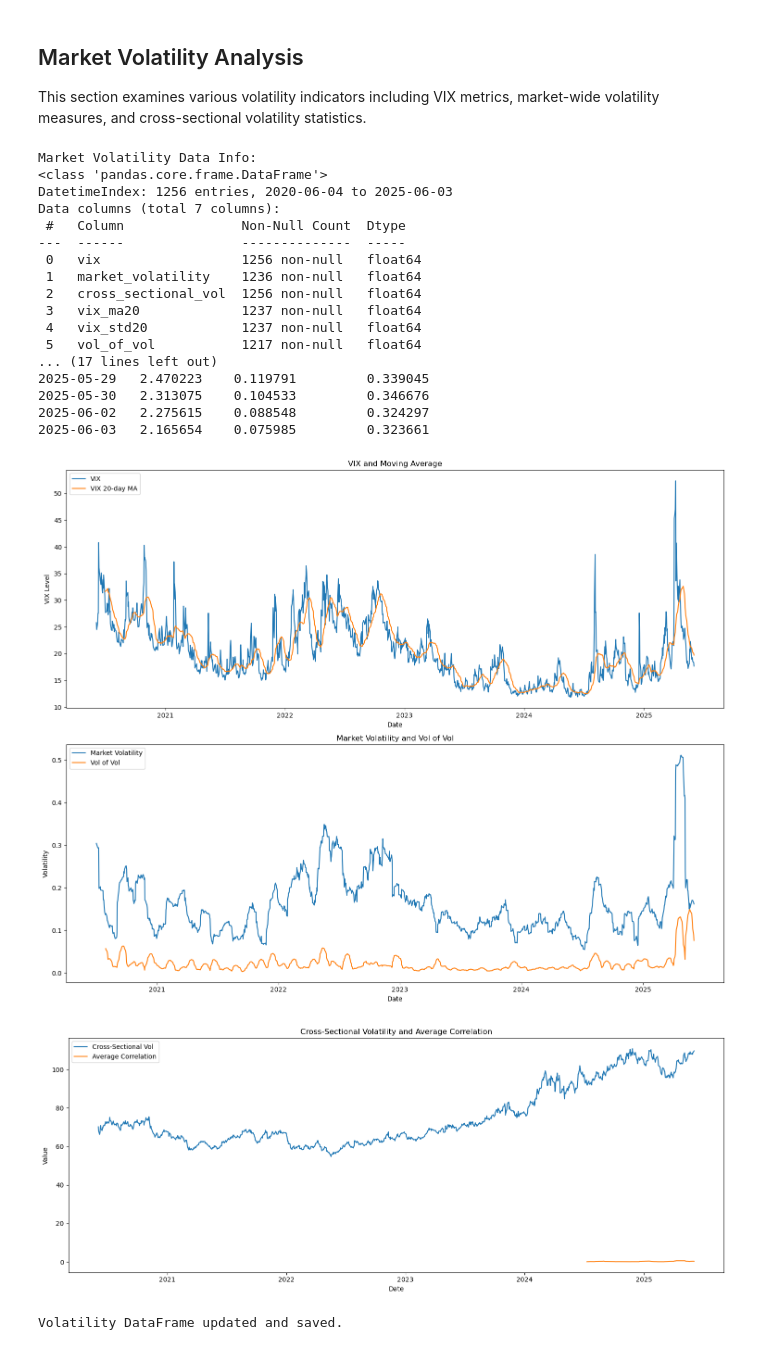
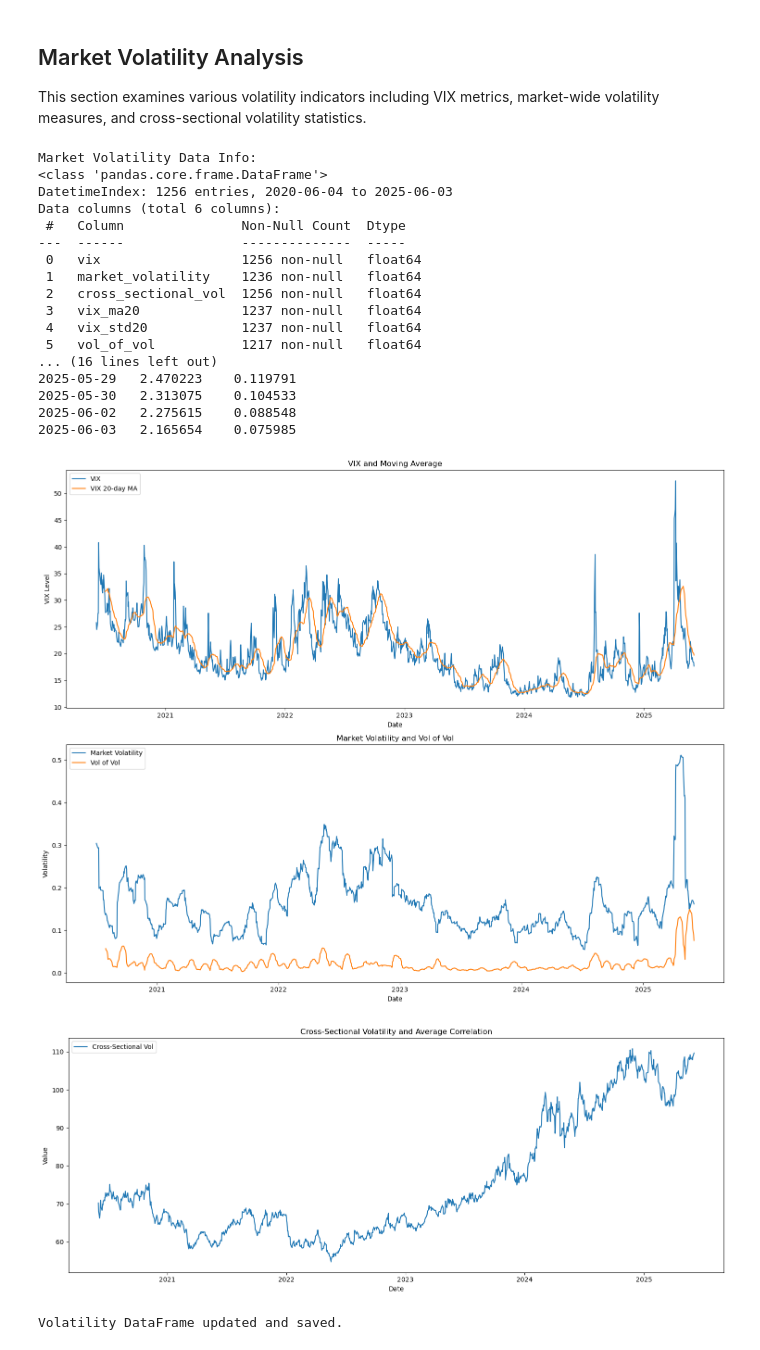
Before and after one commit to solvmanifold/LatentTrader, a Jupyter notebook: notebooks/market_features.ipynb, the cells around one changed output. Saved outputs shown, nothing was run; the diff lists cells and outputs as text; code cells hidden in the pictures.

```diff
--- a/notebooks/market_features.ipynb
+++ b/notebooks/market_features.ipynb
@@ -404,39 +404,38 @@ ax2.plot(volatility_data.index, volatility_data['vol_of_vol'], label='Vol of Vol
 ax2.set_title('Market Volatility and Vol of Vol')
 ax2.set_xlabel('Date')
 ax2.set_ylabel('Volatility')
 ax2.legend()
 
 plt.tight_layout()
 plt.show()
 
 # Plot cross-sectional measures
 plt.figure(figsize=(15, 6))
 plt.plot(volatility_data.index, volatility_data['cross_sectional_vol'], label='Cross-Sectional Vol')
-plt.plot(volatility_data.index, volatility_data['avg_correlation'], label='Average Correlation')
 plt.title('Cross-Sectional Volatility and Average Correlation')
 plt.xlabel('Date')
 plt.ylabel('Value')
 plt.legend()
 plt.tight_layout()
 plt.show()
 # %% [output]
 Market Volatility Data Info:
 <class 'pandas.core.frame.DataFrame'>
 DatetimeIndex: 1256 entries, 2020-06-04 to 2025-06-03
-Data columns (total 7 columns):
+Data columns (total 6 columns):
  #   Column               Non-Null Count  Dtype
 ---  ------               --------------  -----
  0   vix                  1256 non-null   float64
  1   market_volatility    1236 non-null   float64
  2   cross_sectional_vol  1256 non-null   float64
  3   vix_ma20             1237 non-null   float64
  4   vix_std20            1237 non-null   float64
  5   vol_of_vol           1217 non-null   float64
-... (17 lines left out)
-2025-05-29   2.470223    0.119791         0.339045
-2025-05-30   2.313075    0.104533         0.346676
-2025-06-02   2.275615    0.088548         0.324297
-2025-06-03   2.165654    0.075985         0.323661
+... (16 lines left out)
+2025-05-29   2.470223    0.119791
+2025-05-30   2.313075    0.104533
+2025-06-02   2.275615    0.088548
+2025-06-03   2.165654    0.075985
 [figure]
-[figure, old version]
+[figure, new version]
 # %%
```
Also changed, not shown: parts of 1 cell of this notebook, 34 other files.
